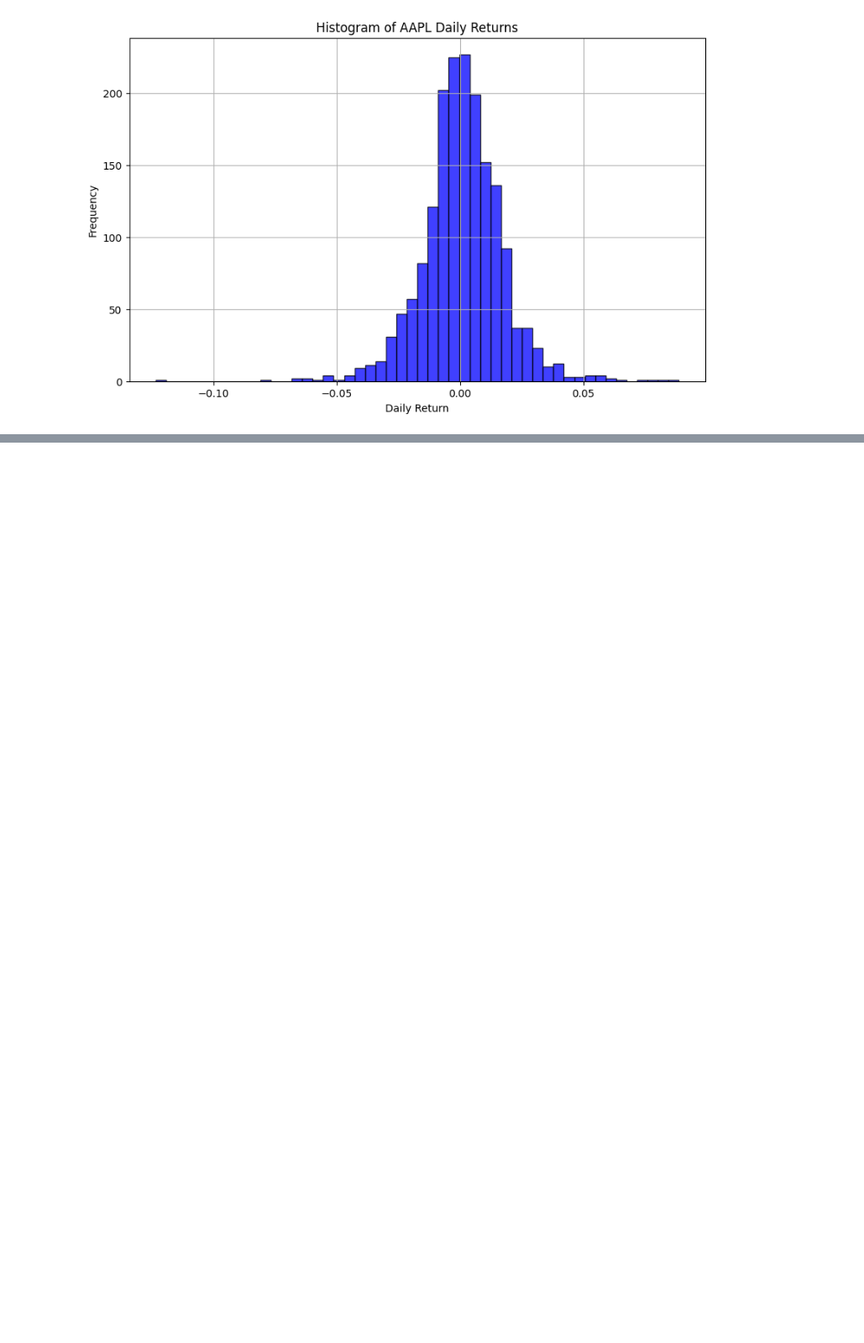
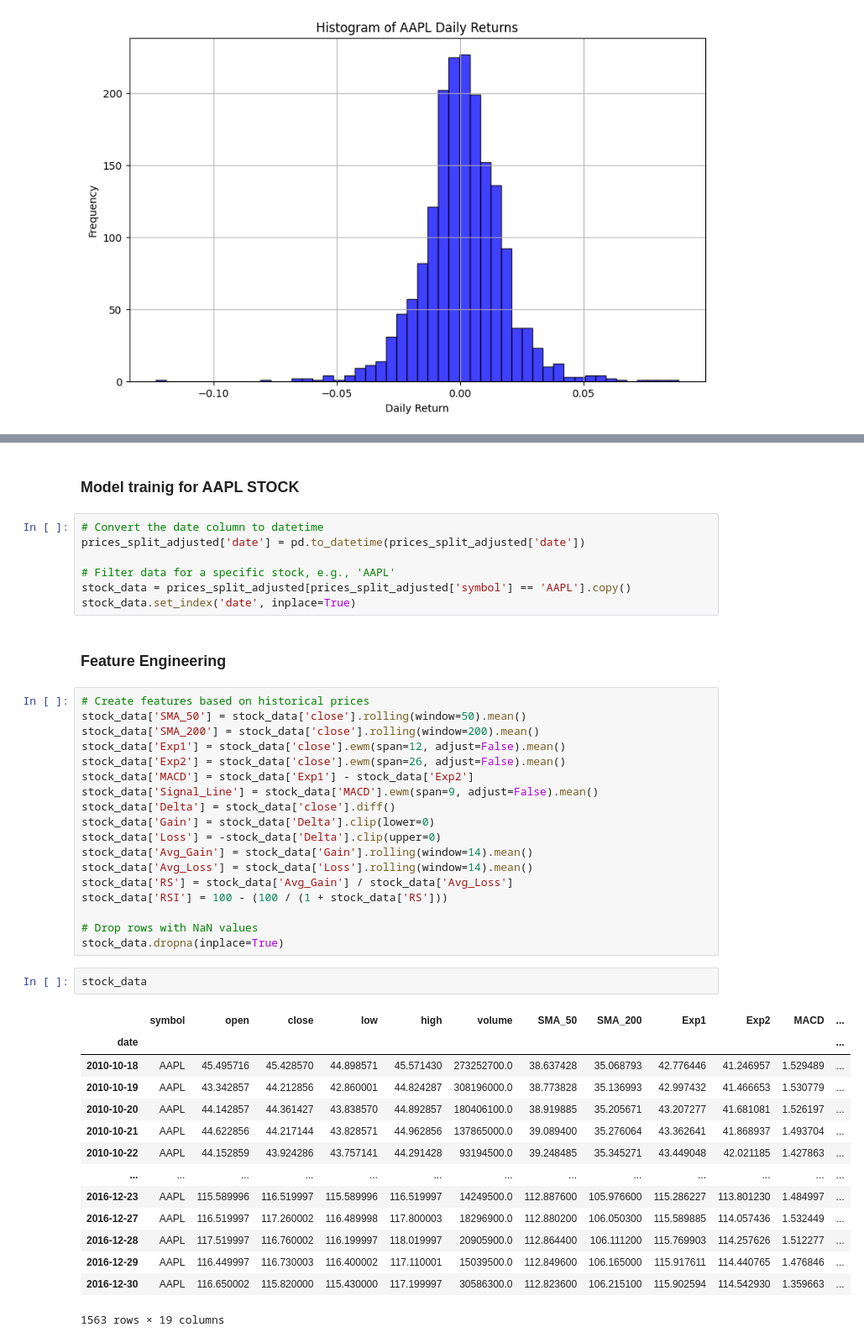
Before and after one commit to fatimakamal21/stock-price-predictions, a Jupyter notebook: stock_market_prediction.ipynb, the cells around one changed output, grey strips where cells are left out. Shown at 84% size. Drawn from its saved outputs; the diff is of its cells as text; blank space fills up the shorter version.

```diff
--- a/stock_market_prediction.ipynb
+++ b/stock_market_prediction.ipynb
@@ -582,0 +619,46 @@ plt.show()
+# %% [markdown]
+### **Model trainig for AAPL STOCK**
+# %%
+# Convert the date column to datetime
+prices_split_adjusted['date'] = pd.to_datetime(prices_split_adjusted['date'])
+
+# Filter data for a specific stock, e.g., 'AAPL'
+stock_data = prices_split_adjusted[prices_split_adjusted['symbol'] == 'AAPL'].copy()
+stock_data.set_index('date', inplace=True)
+# %% [markdown]
+### **Feature Engineering**
+# %%
+# Create features based on historical prices
+stock_data['SMA_50'] = stock_data['close'].rolling(window=50).mean()
+stock_data['SMA_200'] = stock_data['close'].rolling(window=200).mean()
+stock_data['Exp1'] = stock_data['close'].ewm(span=12, adjust=False).mean()
+stock_data['Exp2'] = stock_data['close'].ewm(span=26, adjust=False).mean()
+stock_data['MACD'] = stock_data['Exp1'] - stock_data['Exp2']
+stock_data['Signal_Line'] = stock_data['MACD'].ewm(span=9, adjust=False).mean()
+stock_data['Delta'] = stock_data['close'].diff()
+stock_data['Gain'] = stock_data['Delta'].clip(lower=0)
+stock_data['Loss'] = -stock_data['Delta'].clip(upper=0)
+stock_data['Avg_Gain'] = stock_data['Gain'].rolling(window=14).mean()
+stock_data['Avg_Loss'] = stock_data['Loss'].rolling(window=14).mean()
+stock_data['RS'] = stock_data['Avg_Gain'] / stock_data['Avg_Loss']
+stock_data['RSI'] = 100 - (100 / (1 + stock_data['RS']))
+
+# Drop rows with NaN values
+stock_data.dropna(inplace=True)
+# %%
+stock_data
+# %% [output]
+|  | symbol | open | close | low | high | volume | SMA_50 | SMA_200 | Exp1 | Exp2 | MACD | ... |
+| date |  |  |  |  |  |  |  |  |  |  |  | ... |
+| 2010-10-18 | AAPL | 45.495716 | 45.428570 | 44.898571 | 45.571430 | 273252700.0 | 38.637428 | 35.068793 | 42.776446 | 41.246957 | 1.529489 | ... |
+| 2010-10-19 | AAPL | 43.342857 | 44.212856 | 42.860001 | 44.824287 | 308196000.0 | 38.773828 | 35.136993 | 42.997432 | 41.466653 | 1.530779 | ... |
+| 2010-10-20 | AAPL | 44.142857 | 44.361427 | 43.838570 | 44.892857 | 180406100.0 | 38.919885 | 35.205671 | 43.207277 | 41.681081 | 1.526197 | ... |
+| 2010-10-21 | AAPL | 44.622856 | 44.217144 | 43.828571 | 44.962856 | 137865000.0 | 39.089400 | 35.276064 | 43.362641 | 41.868937 | 1.493704 | ... |
+| 2010-10-22 | AAPL | 44.152859 | 43.924286 | 43.757141 | 44.291428 | 93194500.0 | 39.248485 | 35.345271 | 43.449048 | 42.021185 | 1.427863 | ... |
+| ... | ... | ... | ... | ... | ... | ... | ... | ... | ... | ... | ... | ... |
+| 2016-12-23 | AAPL | 115.589996 | 116.519997 | 115.589996 | 116.519997 | 14249500.0 | 112.887600 | 105.976600 | 115.286227 | 113.801230 | 1.484997 | ... |
+| 2016-12-27 | AAPL | 116.519997 | 117.260002 | 116.489998 | 117.800003 | 18296900.0 | 112.880200 | 106.050300 | 115.589885 | 114.057436 | 1.532449 | ... |
+| 2016-12-28 | AAPL | 117.519997 | 116.760002 | 116.199997 | 118.019997 | 20905900.0 | 112.864400 | 106.111200 | 115.769903 | 114.257626 | 1.512277 | ... |
+| 2016-12-29 | AAPL | 116.449997 | 116.730003 | 116.400002 | 117.110001 | 15039500.0 | 112.849600 | 106.165000 | 115.917611 | 114.440765 | 1.476846 | ... |
+| 2016-12-30 | AAPL | 116.650002 | 115.820000 | 115.430000 | 117.199997 | 30586300.0 | 112.823600 | 106.215100 | 115.902594 | 114.542930 | 1.359663 | ... |
+1563 rows × 19 columns
```
Also changed, not shown: parts of 20 cells of this notebook.
